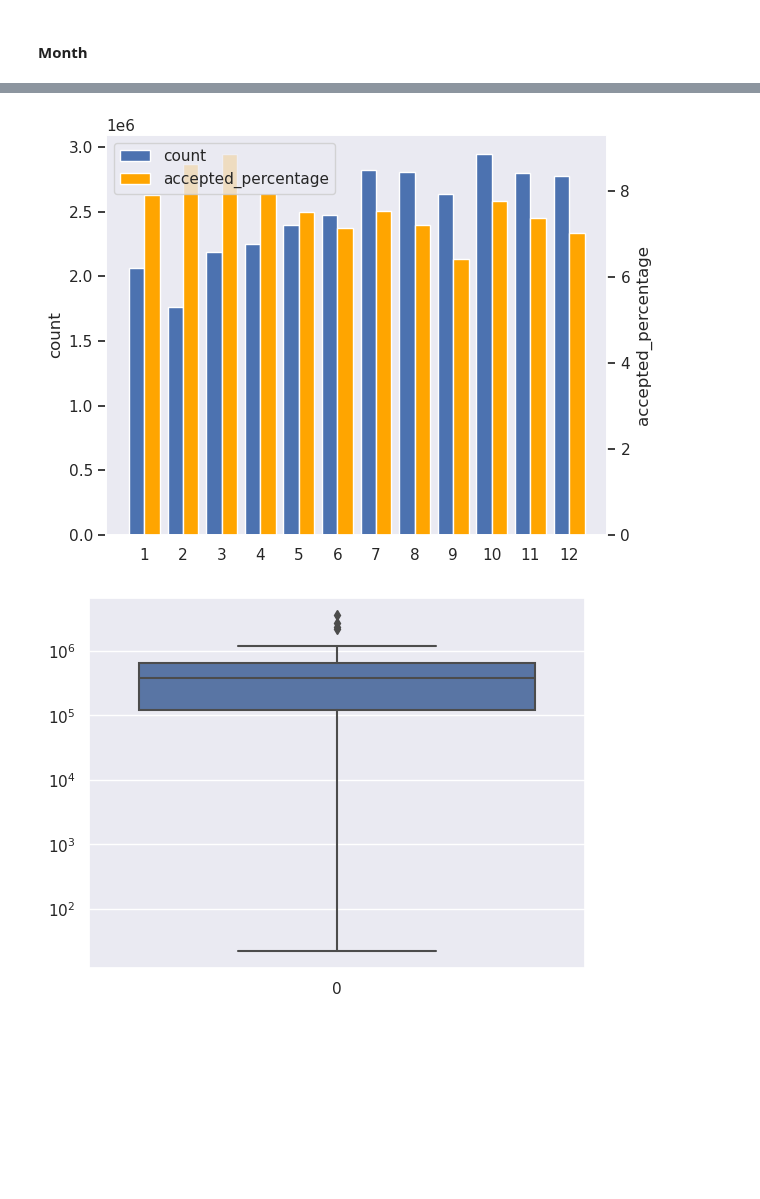
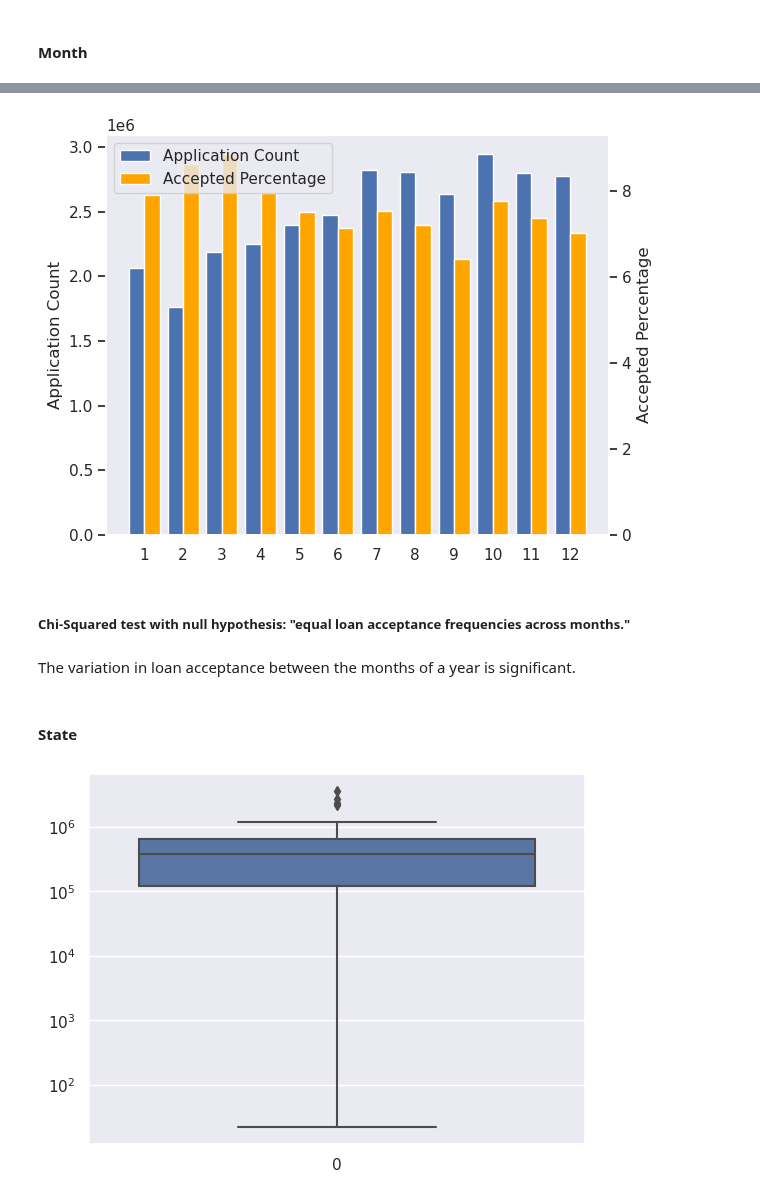
Before and after one commit to gediminas-skvarnavicius/lending-club, a Jupyter notebook: EDA.ipynb, the cells around one changed output, grey strips where cells are left out. Cells and saved outputs as stored; diff of their text form; code cells hidden in the pictures; blank space fills up the shorter version.

Commit message:
ar statistical tests

```diff
--- a/EDA.ipynb
+++ b/EDA.ipynb
@@ -313,10 +374,7 @@ applications_by_month = (
     .group_by("month")
     .agg(
         pl.col("Policy Code").sum().alias("accepted_count"),
-        pl.col("Policy Code").count().alias("count"),
+        pl.col("Policy Code").count().alias("Application Count"),
+        (pl.sum("Policy Code") / pl.count() * 100).alias("Accepted Percentage")
     )
 )
-
-applications_by_month = applications_by_month.with_columns(
-    (pl.col("accepted_count") / pl.col("count") * 100).alias("accepted_percentage")
-)
@@ -341,7 +381,28 @@ shape: (12, 4)
 # %%
 pf.plot_grouped_bars(
-    applications_by_month, "month", col1="count", col2="accepted_percentage",legend_args={"loc":"upper left"}
+    applications_by_month, "month", col1="Application Count", col2="Accepted Percentage",legend_args={"loc":"upper left"}
 )
 # %% [output]
-[figure, old version]
+[figure, new version]
+# %% [markdown]
+##### Chi-Squared test with null hypothesis: "equal loan acceptance frequencies across months."
+# %%
+ar_month_chi2 = stats.chi2_contingency(
+    np.array(
+        [
+            applications_by_month["accepted_count"],
+            (applications_by_month["Application Count"] - applications_by_month["accepted_count"]),
+        ],
+    )
+)
+display(
+    Markdown(
+        f"The variation in loan acceptance between the months of a year is "
+    f"{'significant' if ar_month_chi2.pvalue <= ALPHA else 'insignificant'}."
+    )
+)
+# %% [output]
+The variation in loan acceptance between the months of a year is significant.
+# %% [markdown]
+#### State
 # %%
```
Also changed, not shown: parts of 26 cells of this notebook.
